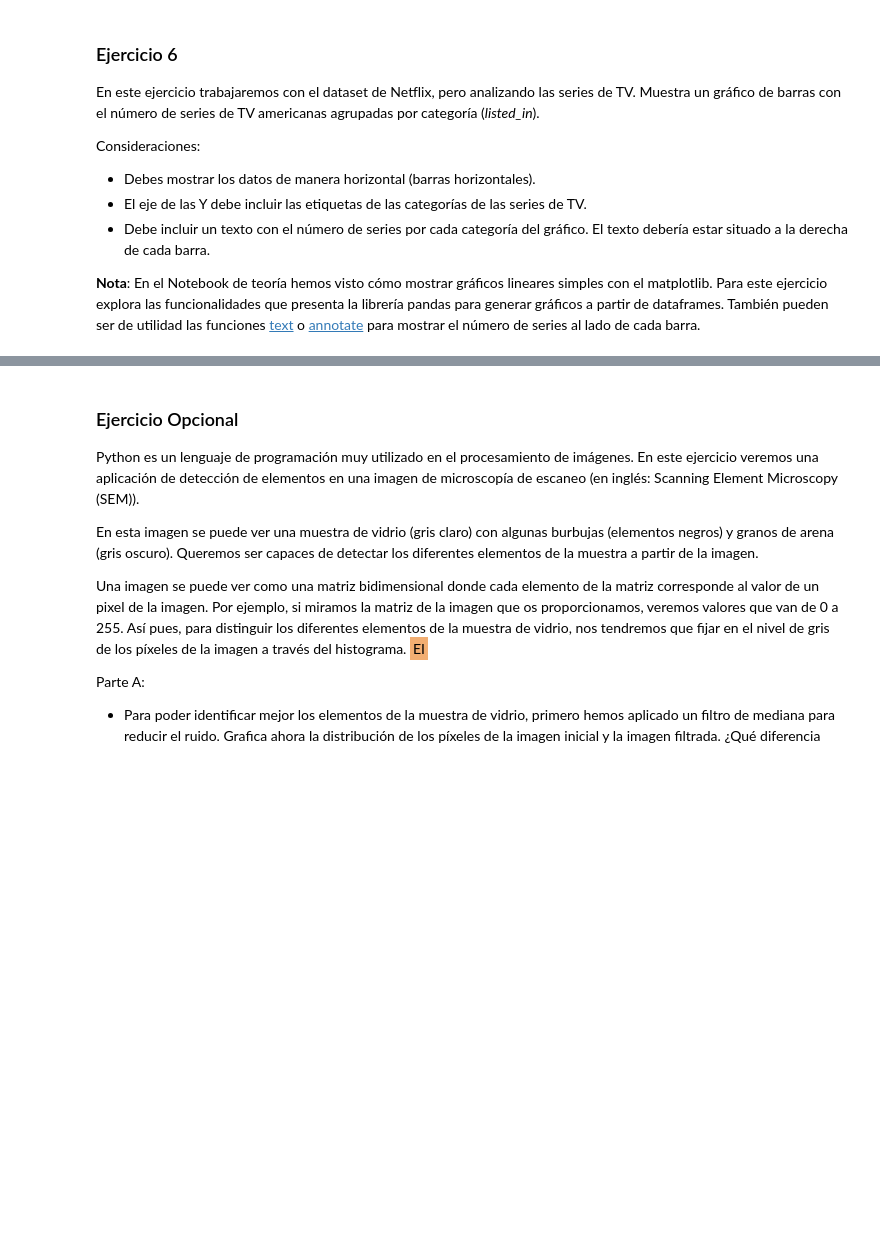
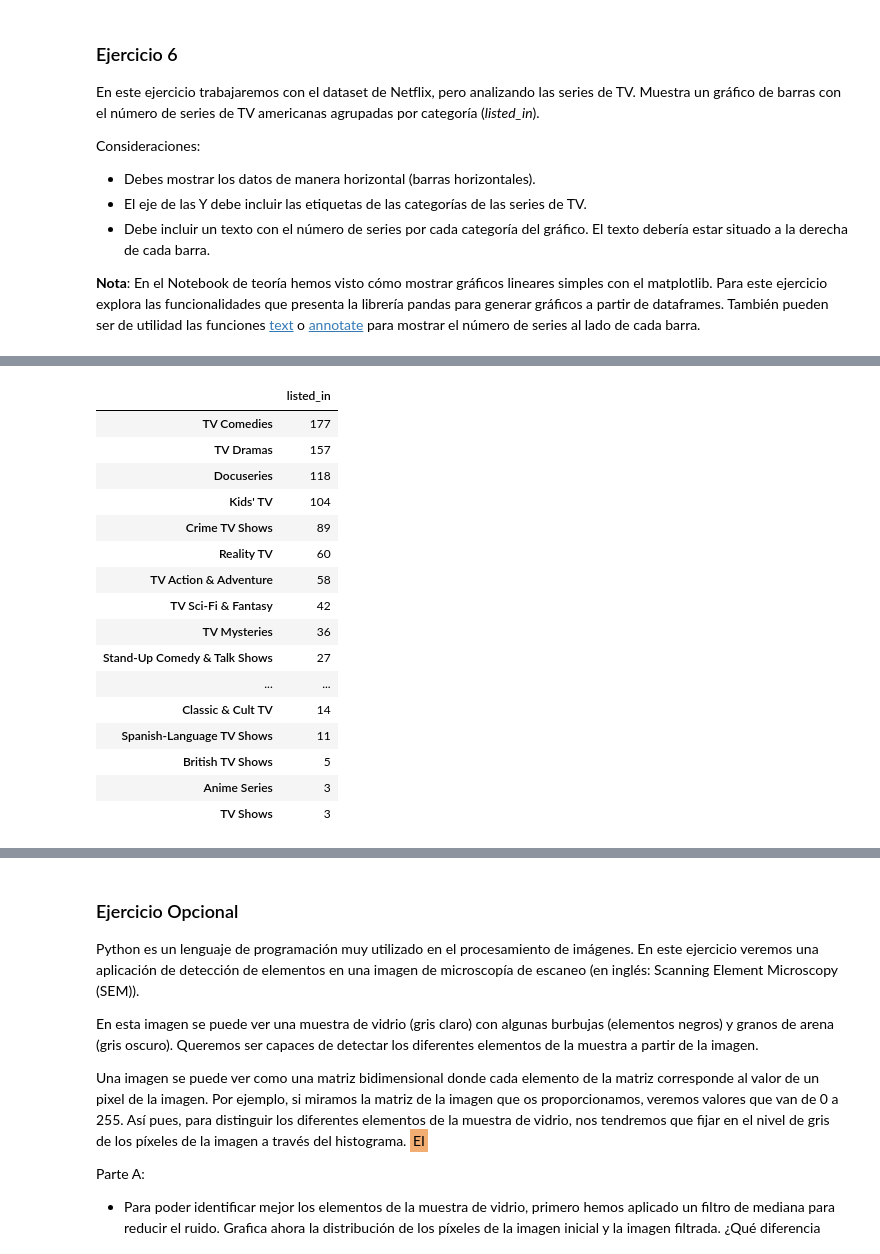
Before and after one commit to rdelaplaza/NEOLAND-DS2020-datalabs, a Jupyter notebook: 02-python-201/practices/02-pandas/your-code/03-pra-pandas_rodri.ipynb, the cells around one changed output, grey strips where cells are left out. Saved outputs shown, nothing was run; the diff lists cells and outputs as text; code cells hidden in the pictures; blank space fills up the shorter version.

```diff
--- a/02-python-201/practices/02-pandas/your-code/03-pra-pandas_rodri.ipynb
+++ b/02-python-201/practices/02-pandas/your-code/03-pra-pandas_rodri.ipynb
@@ -371,0 +463,28 @@ Consideraciones:
+# %%
+# Como la información que queremos visualizar mediante el diagrama de barras es un objeto 'Series', lo vamos a convertir en un dataframe
+
+type(df_netflix_categorias_lista_consolidada.value_counts())
+
+serie = df_netflix_categorias_lista_consolidada.value_counts()
+
+df_categorias = serie.to_frame()
+
+df_categorias
+# %% [output]
+|  | listed_in |
+| TV Comedies | 177 |
+| TV Dramas | 157 |
+| Docuseries | 118 |
+| Kids' TV | 104 |
+| Crime TV Shows | 89 |
+| Reality TV | 60 |
+| TV Action & Adventure | 58 |
+| TV Sci-Fi & Fantasy | 42 |
+| TV Mysteries | 36 |
+| Stand-Up Comedy & Talk Shows | 27 |
+| ... | ... |
+| Classic & Cult TV | 14 |
+| Spanish-Language TV Shows | 11 |
+| British TV Shows | 5 |
+| Anime Series | 3 |
+| TV Shows | 3 |
```
Also changed, not shown: parts of 7 cells of this notebook, 1 other file.
